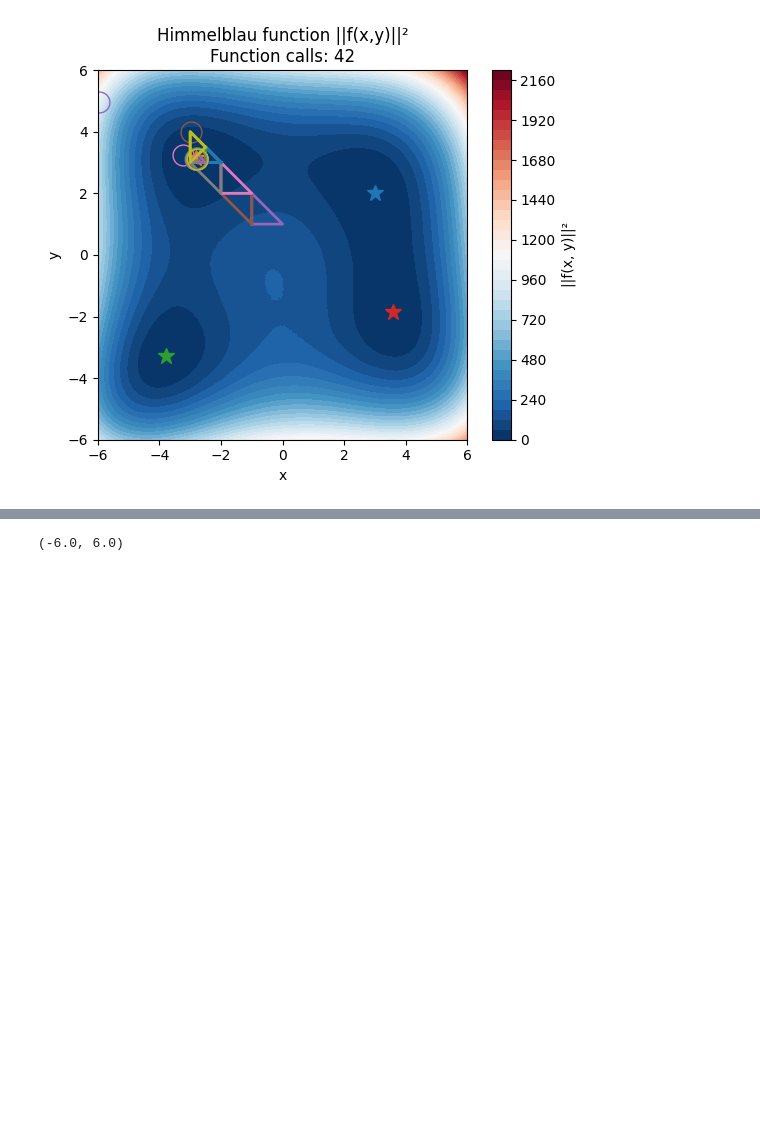
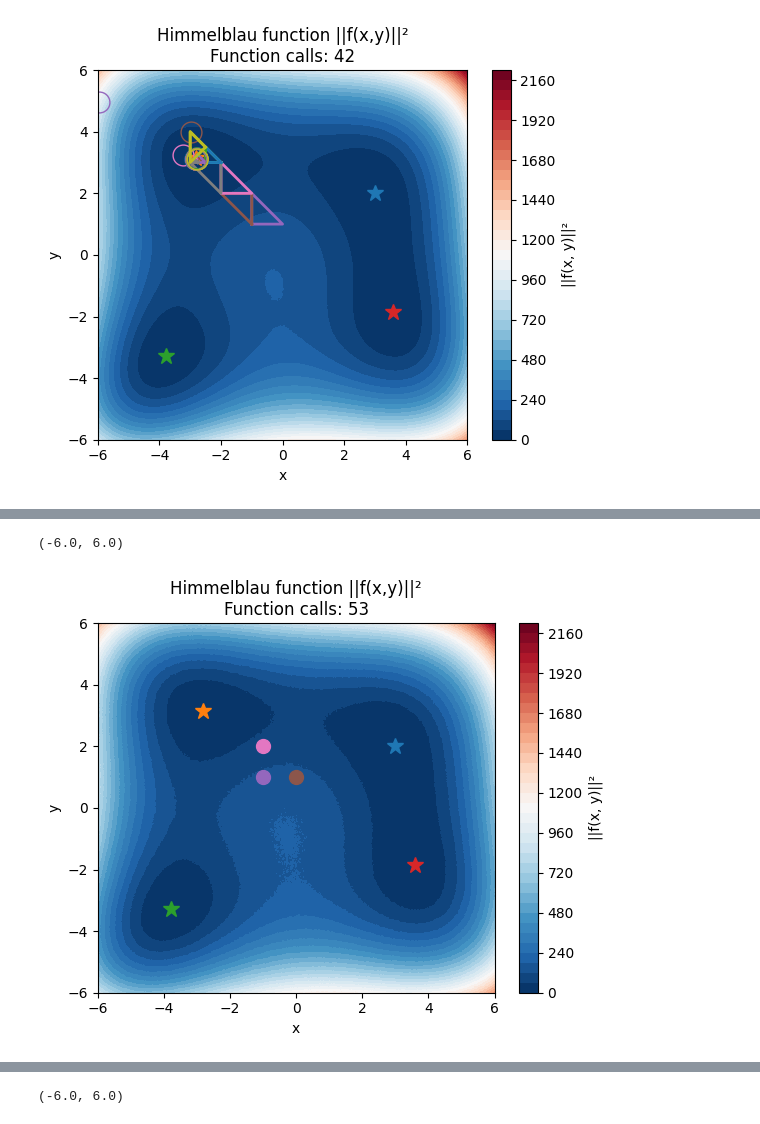
Before and after one commit to m2lines/benchmark-calibration, a Jupyter notebook: notebooks/Benchmark.ipynb, the cells around one changed output, grey strips where cells are left out. Drawn from its saved outputs; the diff is of its cells as text; code cells hidden in the pictures; blank space fills up the shorter version.

```diff
--- a/notebooks/Benchmark.ipynb
+++ b/notebooks/Benchmark.ipynb
@@ -126,0 +149,11 @@ plt.ylim([-6,6])
+# %%
+f_fixed = himmelblau_fun(noise=0.1, seed=6)
+root, _ = broyden_solver(f_fixed, [-1,1], niters=50, fixed=True);
+f_fixed.plot()
+for x in f_fixed.x:
+    plt.plot(x[0], x[1], marker='o', markersize=10)
+plt.xlim([-6,6])
+plt.ylim([-6,6])
+# %% [output]
+(-6.0, 6.0)
+[figure, added]
```
Also changed, not shown: parts of 34 cells of this notebook, 1 other file.
